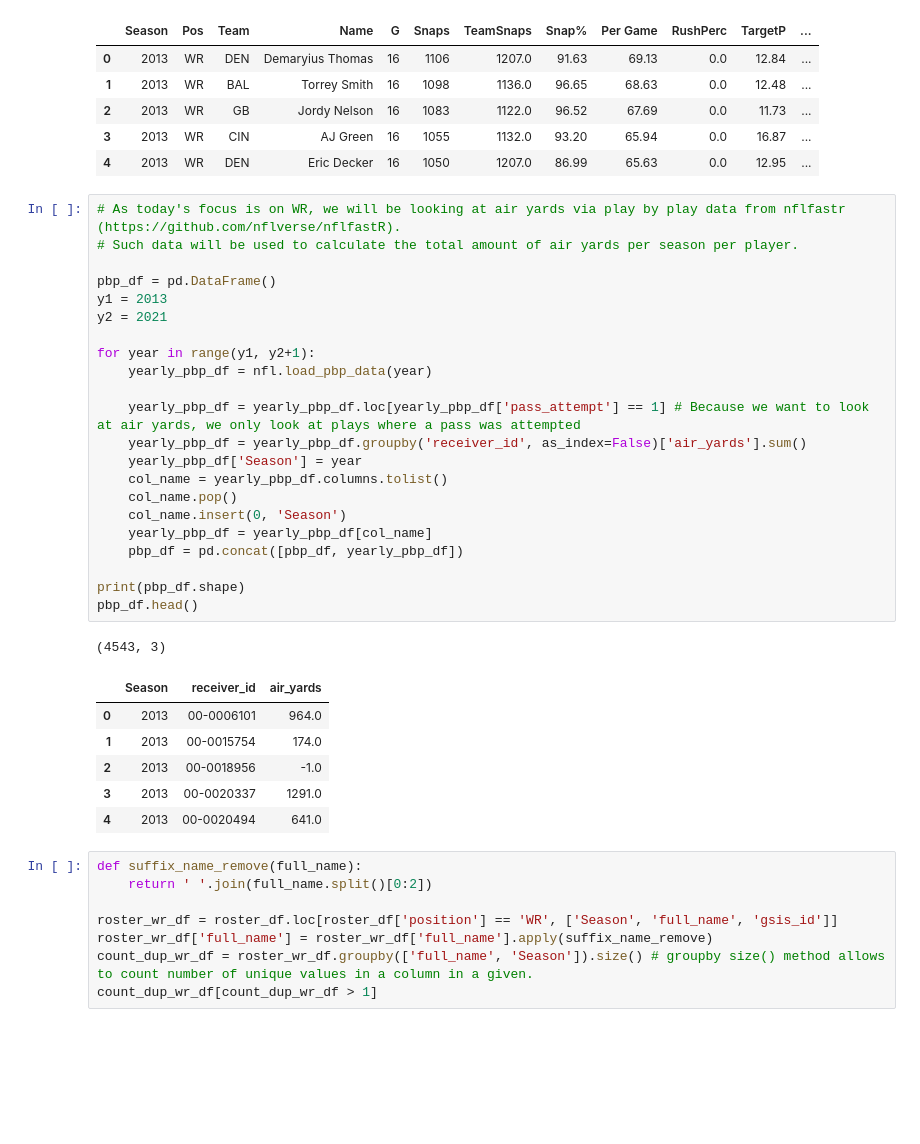
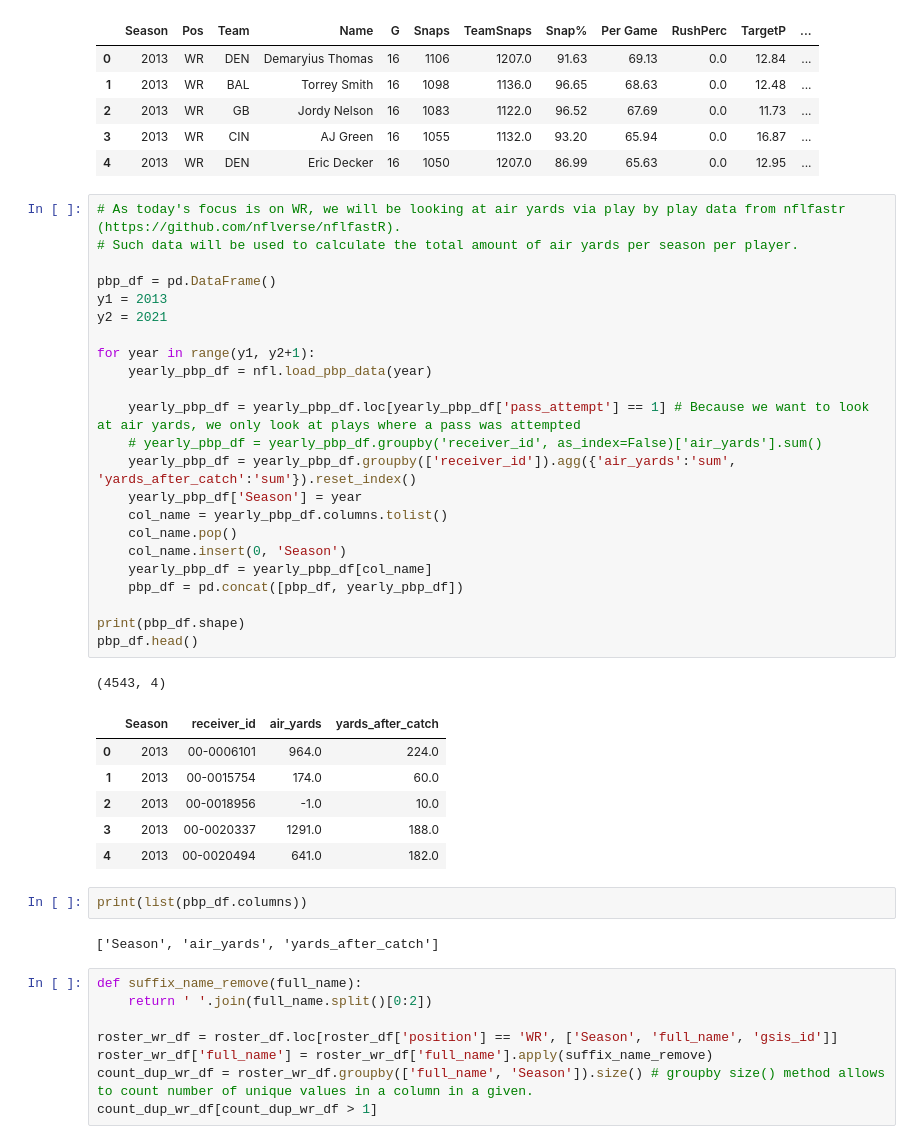
Before and after one commit to kumajimmy/fantasy_footballl_22, a Jupyter notebook: regression_analysis_WR_2022.ipynb, the cells around one changed output. Drawn from its saved outputs; the diff is of its cells as text; blank space fills up the shorter version.

```diff
--- a/regression_analysis_WR_2022.ipynb
+++ b/regression_analysis_WR_2022.ipynb
@@ -96,33 +96,38 @@ snapcount_df.head()
 # %%
 # As today's focus is on WR, we will be looking at air yards via play by play data from nflfastr (https://github.com/nflverse/nflfastR).
 # Such data will be used to calculate the total amount of air yards per season per player.
 
 pbp_df = pd.DataFrame()
 y1 = 2013
 y2 = 2021
 
 for year in range(y1, y2+1):
     yearly_pbp_df = nfl.load_pbp_data(year)
 
     yearly_pbp_df = yearly_pbp_df.loc[yearly_pbp_df['pass_attempt'] == 1] # Because we want to look at air yards, we only look at plays where a pass was attempted
-    yearly_pbp_df = yearly_pbp_df.groupby('receiver_id', as_index=False)['air_yards'].sum()
+    # yearly_pbp_df = yearly_pbp_df.groupby('receiver_id', as_index=False)['air_yards'].sum()
+    yearly_pbp_df = yearly_pbp_df.groupby(['receiver_id']).agg({'air_yards':'sum', 'yards_after_catch':'sum'}).reset_index()
     yearly_pbp_df['Season'] = year
     col_name = yearly_pbp_df.columns.tolist()
     col_name.pop()
     col_name.insert(0, 'Season')
     yearly_pbp_df = yearly_pbp_df[col_name]
     pbp_df = pd.concat([pbp_df, yearly_pbp_df])
 
 print(pbp_df.shape)
 pbp_df.head()
 # %% [output]
-(4543, 3)
+(4543, 4)
-|  | Season | receiver_id | air_yards |
-| 0 | 2013 | 00-0006101 | 964.0 |
-| 1 | 2013 | 00-0015754 | 174.0 |
-| 2 | 2013 | 00-0018956 | -1.0 |
-| 3 | 2013 | 00-0020337 | 1291.0 |
-| 4 | 2013 | 00-0020494 | 641.0 |
+|  | Season | receiver_id | air_yards | yards_after_catch |
+| 0 | 2013 | 00-0006101 | 964.0 | 224.0 |
+| 1 | 2013 | 00-0015754 | 174.0 | 60.0 |
+| 2 | 2013 | 00-0018956 | -1.0 | 10.0 |
+| 3 | 2013 | 00-0020337 | 1291.0 | 188.0 |
+| 4 | 2013 | 00-0020494 | 641.0 | 182.0 |
+# %%
+print(list(pbp_df.columns))
+# %% [output]
+['Season', 'air_yards', 'yards_after_catch']
 # %%
 def suffix_name_remove(full_name):
     return ' '.join(full_name.split()[0:2])
```
Also changed, not shown: parts of 9 cells of this notebook, 1 other file.
